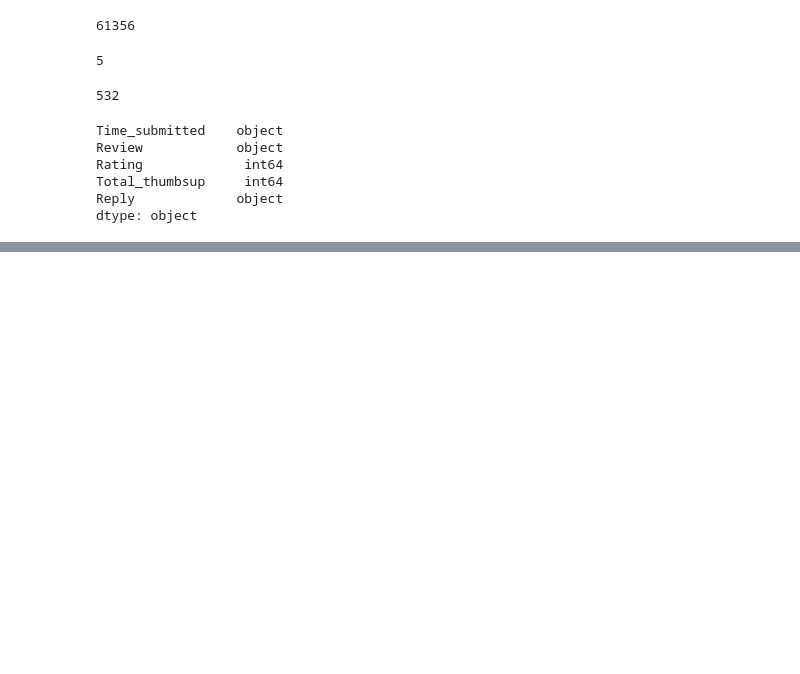
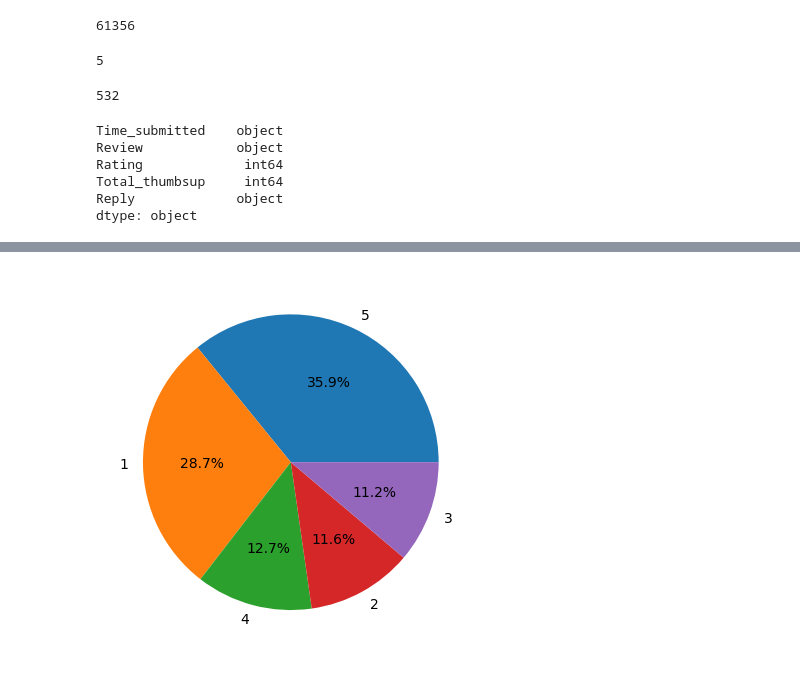
Before and after one commit to nishanahafsath/Spotify_sentimental_analysis, a Jupyter notebook: Sentimental_analysis_on_spotiy_reviews.ipynb, the cells around one changed output, grey strips where cells are left out. Saved outputs shown, nothing was run; the diff lists cells and outputs as text; code cells hidden in the pictures; blank space fills up the shorter version.

```diff
--- a/Sentimental_analysis_on_spotiy_reviews.ipynb
+++ b/Sentimental_analysis_on_spotiy_reviews.ipynb
@@ -118,0 +125,9 @@ dtype: object
+# %%
+#pie chart  showing the distri=bution of rating
+
+rating_counts = df['Rating'].value_counts()
+
+plt.pie(rating_counts, labels=rating_counts.index, autopct='%1.1f%%')
+plt.show()
+# %% [output]
+[figure, added]
```
Also changed, not shown: parts of 3 cells of this notebook.
